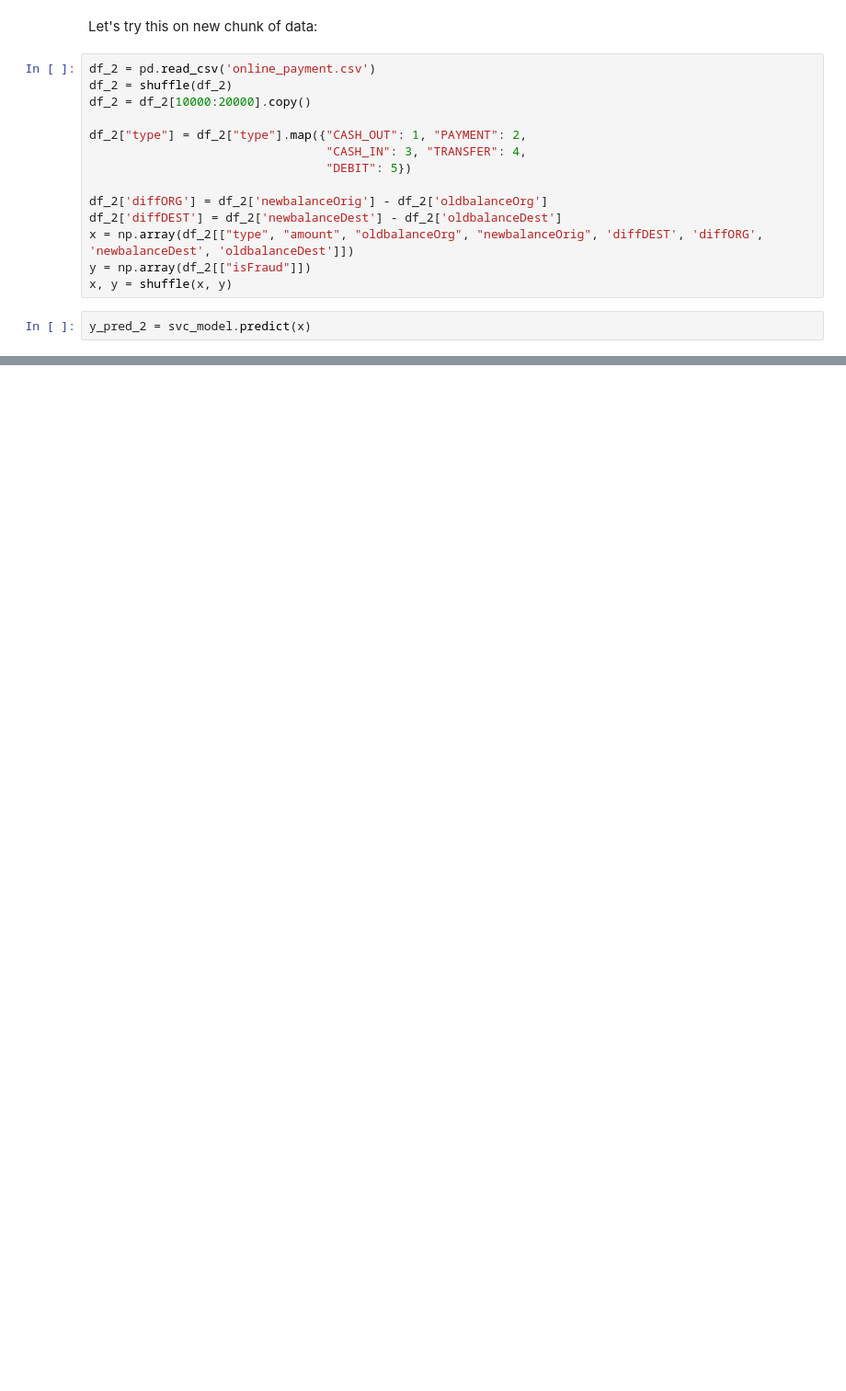
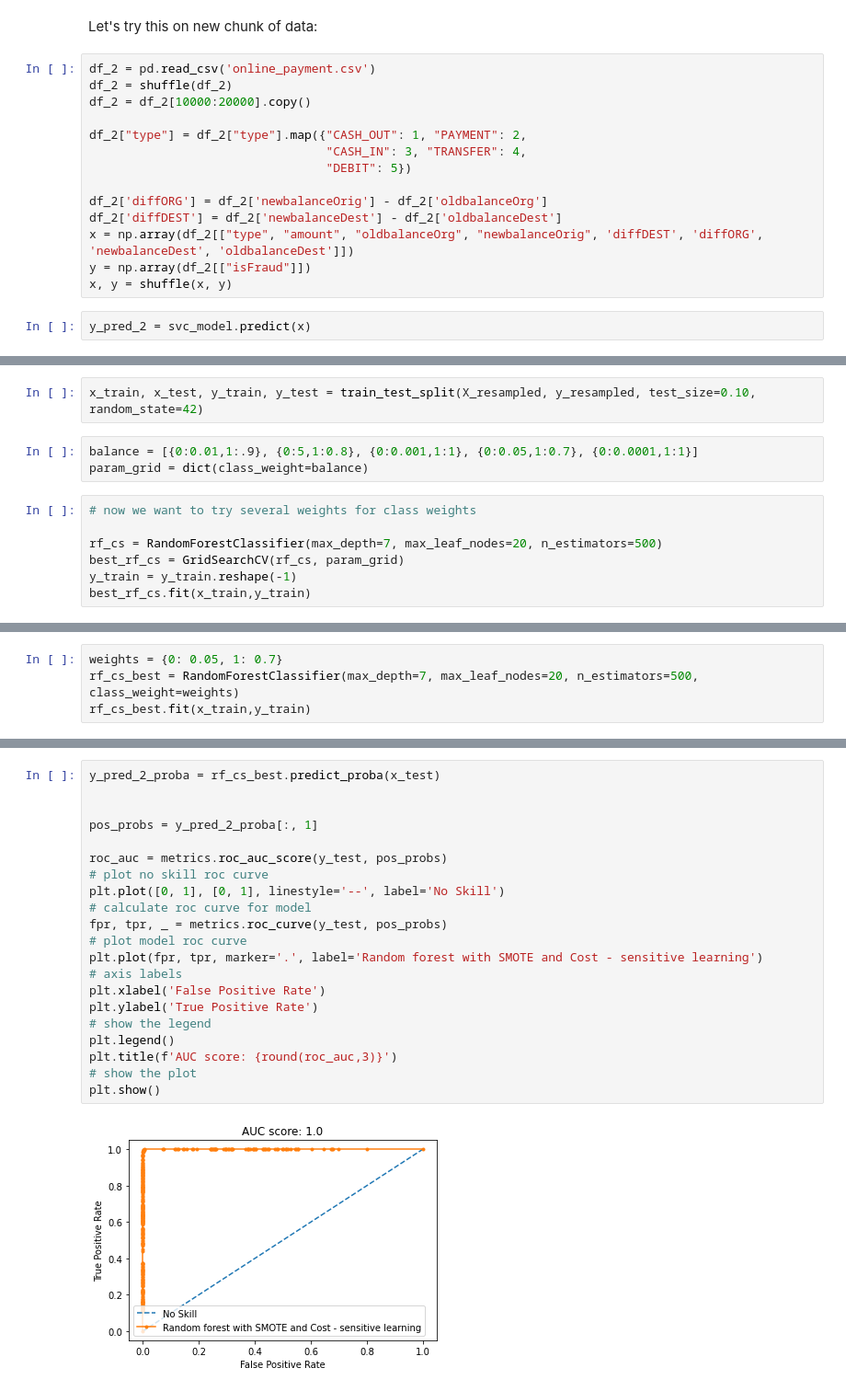
Before and after one commit to Vitomir84/ML_algorithms, a Jupyter notebook: Online_Payments_Fraud_Detection.ipynb, the cells around one changed output, grey strips where cells are left out. Shown at 92% size. Drawn from its saved outputs; the diff is of its cells as text; blank space fills up the shorter version.

Commit message:
SMOTE and Cost Sensitive learning for imbalanced dataset

```diff
--- a/Online_Payments_Fraud_Detection.ipynb
+++ b/Online_Payments_Fraud_Detection.ipynb
@@ -562,0 +587,12 @@ roc_auc_score: 0.82
+# %%
+x_train, x_test, y_train, y_test = train_test_split(X_resampled, y_resampled, test_size=0.10, random_state=42)
+# %%
+balance = [{0:0.01,1:.9}, {0:5,1:0.8}, {0:0.001,1:1}, {0:0.05,1:0.7}, {0:0.0001,1:1}]
+param_grid = dict(class_weight=balance)
+# %%
+# now we want to try several weights for class weights
+
+rf_cs = RandomForestClassifier(max_depth=7, max_leaf_nodes=20, n_estimators=500)
+best_rf_cs = GridSearchCV(rf_cs, param_grid)
+y_train = y_train.reshape(-1)
+best_rf_cs.fit(x_train,y_train)
@@ -562,0 +622,4 @@ roc_auc_score: 0.82
+# %%
+weights = {0: 0.05, 1: 0.7}
+rf_cs_best = RandomForestClassifier(max_depth=7, max_leaf_nodes=20, n_estimators=500, class_weight=weights)
+rf_cs_best.fit(x_train,y_train)
@@ -562,0 +645,23 @@ roc_auc_score: 0.82
+# %%
+y_pred_2_proba = rf_cs_best.predict_proba(x_test)
+
+
+pos_probs = y_pred_2_proba[:, 1]
+
+roc_auc = metrics.roc_auc_score(y_test, pos_probs)
+# plot no skill roc curve
+plt.plot([0, 1], [0, 1], linestyle='--', label='No Skill')
+# calculate roc curve for model
+fpr, tpr, _ = metrics.roc_curve(y_test, pos_probs)
+# plot model roc curve
+plt.plot(fpr, tpr, marker='.', label='Random forest with SMOTE and Cost - sensitive learning')
+# axis labels
+plt.xlabel('False Positive Rate')
+plt.ylabel('True Positive Rate')
+# show the legend
+plt.legend()
+plt.title(f'AUC score: {round(roc_auc,3)}')
+# show the plot
+plt.show()
+# %% [output]
+[figure, added]
```
Also changed, not shown: parts of 41 cells of this notebook.
